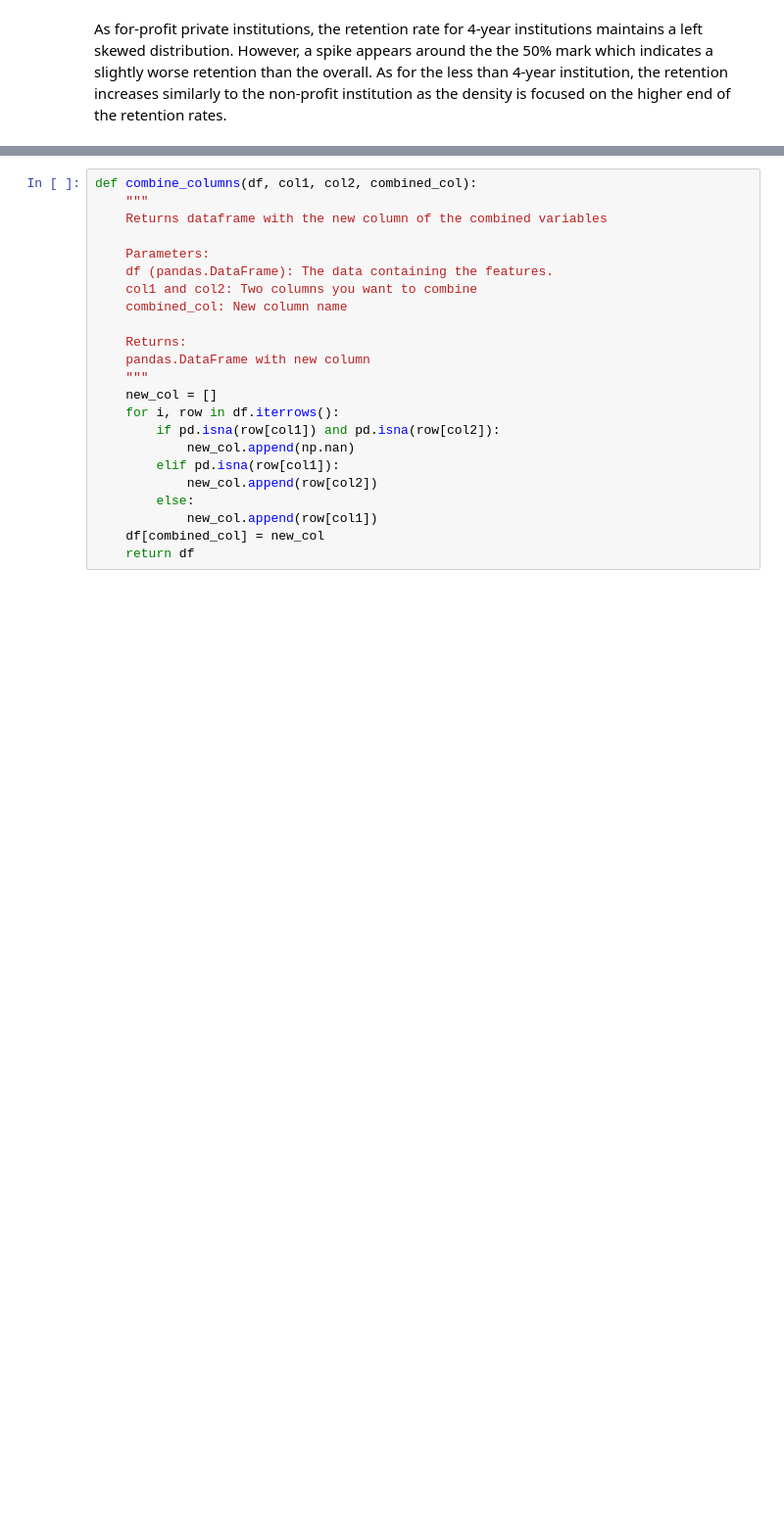
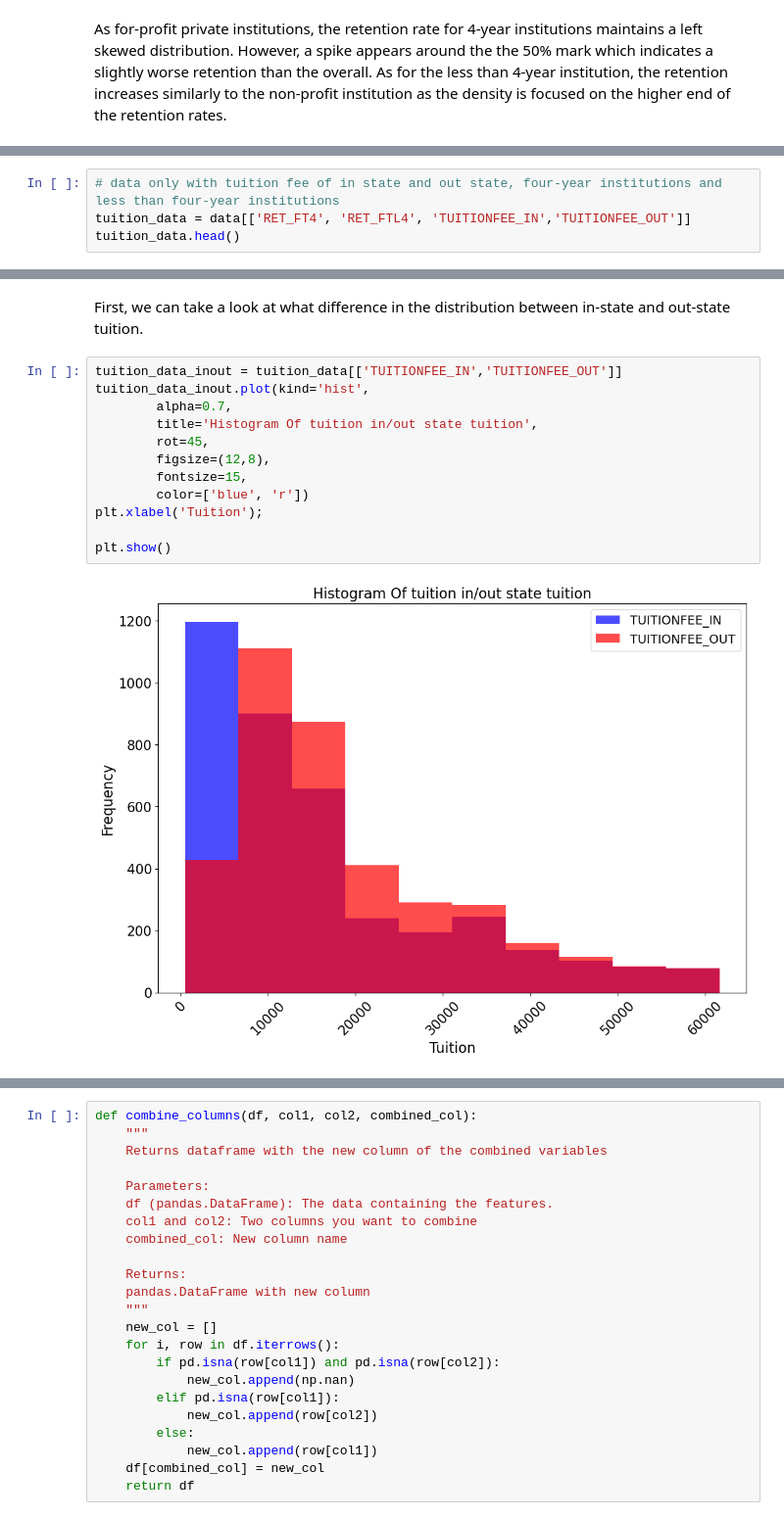
Before and after one commit to UCB-stat-159-s23/project-Group11, a Jupyter notebook: Exploratory Analysis.ipynb, the cells around one changed output, grey strips where cells are left out. Shown at 98% size. Saved outputs shown, nothing was run; the diff lists cells and outputs as text; blank space fills up the shorter version.

```diff
--- a/Exploratory Analysis.ipynb
+++ b/Exploratory Analysis.ipynb
@@ -124,0 +149,4 @@ As for-profit private institutions, the retention rate for 4-year institutions m
+# %%
+# data only with tuition fee of in state and out state, four-year institutions and less than four-year institutions
+tuition_data = data[['RET_FT4', 'RET_FTL4', 'TUITIONFEE_IN','TUITIONFEE_OUT']]
+tuition_data.head()
@@ -124,0 +160,16 @@ As for-profit private institutions, the retention rate for 4-year institutions m
+# %% [markdown]
+First, we can take a look at what difference in the distribution between in-state and out-state tuition.
+# %%
+tuition_data_inout = tuition_data[['TUITIONFEE_IN','TUITIONFEE_OUT']]
+tuition_data_inout.plot(kind='hist',
+        alpha=0.7,
+        title='Histogram Of tuition in/out state tuition',
+        rot=45,
+        figsize=(12,8),
+        fontsize=15,
+        color=['blue', 'r'])
+plt.xlabel('Tuition');
+
+plt.show()
+# %% [output]
+[figure, added]
```
Also changed, not shown: parts of 39 cells of this notebook, 5 other files.
